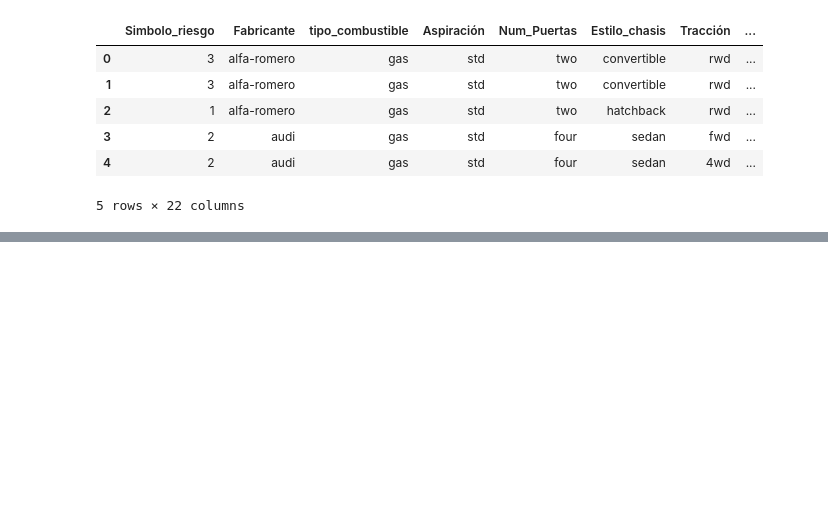
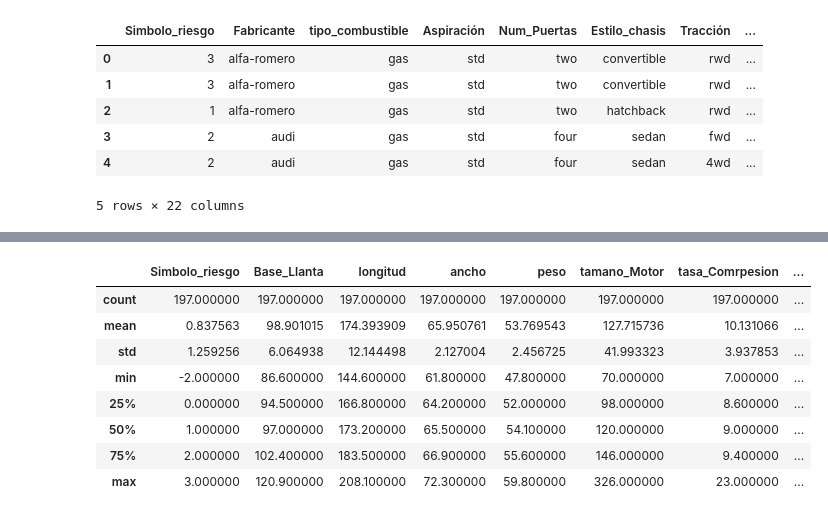
Before and after one commit to Manolomon/automobile-analysis, a Jupyter notebook: analysis.ipynb, the cells around one changed output, grey strips where cells are left out. Cells and saved outputs as stored; diff of their text form; code cells hidden in the pictures; blank space fills up the shorter version.

```diff
--- a/analysis.ipynb
+++ b/analysis.ipynb
@@ -19,0 +38,12 @@ array(['mpfi', '2bbl', 'mfi', '1bbl', 'spfi', '4bbl', 'idi', 'spdi'],
+# %%
+df.describe()
+# %% [output]
+|  | Simbolo_riesgo | Base_Llanta | longitud | ancho | peso | tamano_Motor | tasa_Comrpesion | ... |
+| count | 197.000000 | 197.000000 | 197.000000 | 197.000000 | 197.000000 | 197.000000 | 197.000000 | ... |
+| mean | 0.837563 | 98.901015 | 174.393909 | 65.950761 | 53.769543 | 127.715736 | 10.131066 | ... |
+| std | 1.259256 | 6.064938 | 12.144498 | 2.127004 | 2.456725 | 41.993323 | 3.937853 | ... |
+| min | -2.000000 | 86.600000 | 144.600000 | 61.800000 | 47.800000 | 70.000000 | 7.000000 | ... |
+| 25% | 0.000000 | 94.500000 | 166.800000 | 64.200000 | 52.000000 | 98.000000 | 8.600000 | ... |
+| 50% | 1.000000 | 97.000000 | 173.200000 | 65.500000 | 54.100000 | 120.000000 | 9.000000 | ... |
+| 75% | 2.000000 | 102.400000 | 183.500000 | 66.900000 | 55.600000 | 146.000000 | 9.400000 | ... |
+| max | 3.000000 | 120.900000 | 208.100000 | 72.300000 | 59.800000 | 326.000000 | 23.000000 | ... |
```
Also changed, not shown: parts of 7 cells of this notebook.
